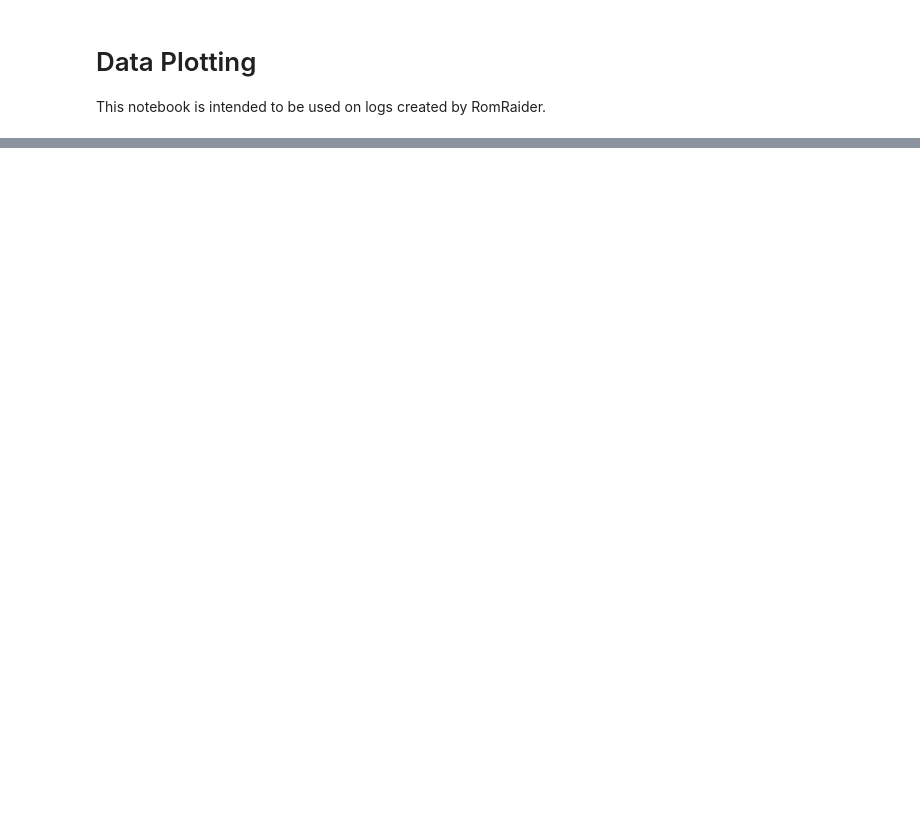
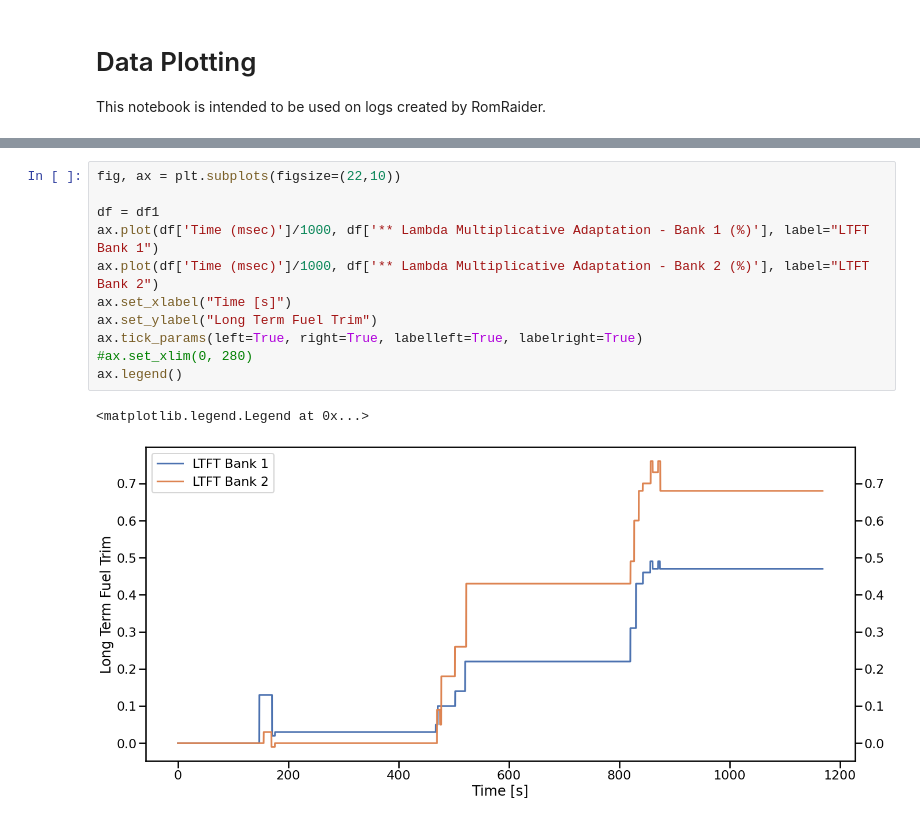
Before and after one commit to Mael-Le-Garrec/E46, a Jupyter notebook: Plot_Log_Data.ipynb, the cells around one changed output, grey strips where cells are left out. Drawn from its saved outputs; the diff is of its cells as text; blank space fills up the shorter version.

```diff
--- a/Plot_Log_Data.ipynb
+++ b/Plot_Log_Data.ipynb
@@ -94,3 +144,17 @@ ax.legend()
+# %%
+fig, ax = plt.subplots(figsize=(22,10))
+
+df = df1
+ax.plot(df['Time (msec)']/1000, df['** Lambda Multiplicative Adaptation - Bank 1 (%)'], label="LTFT Bank 1")
+ax.plot(df['Time (msec)']/1000, df['** Lambda Multiplicative Adaptation - Bank 2 (%)'], label="LTFT Bank 2")
+ax.set_xlabel("Time [s]")
+ax.set_ylabel("Long Term Fuel Trim")
+ax.tick_params(left=True, right=True, labelleft=True, labelright=True)
+#ax.set_xlim(0, 280)
+ax.legend()
+# %% [output]
+<matplotlib.legend.Legend at 0x...>
+[figure, added]
 # %%
 def read_map(s):
     rows = s.split('\n')
```
Also changed, not shown: parts of 8 cells of this notebook.
